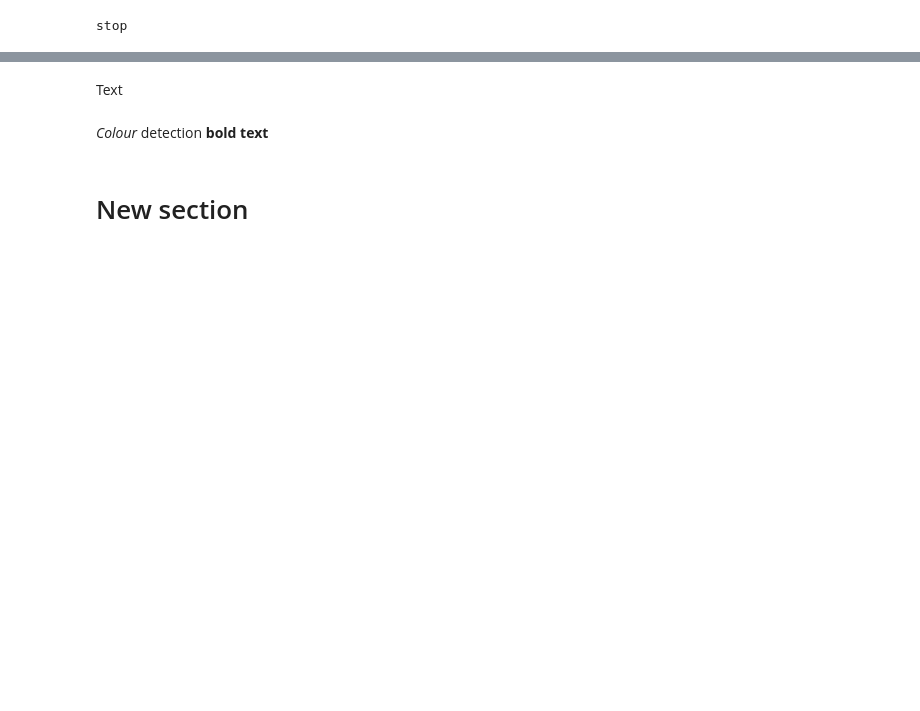
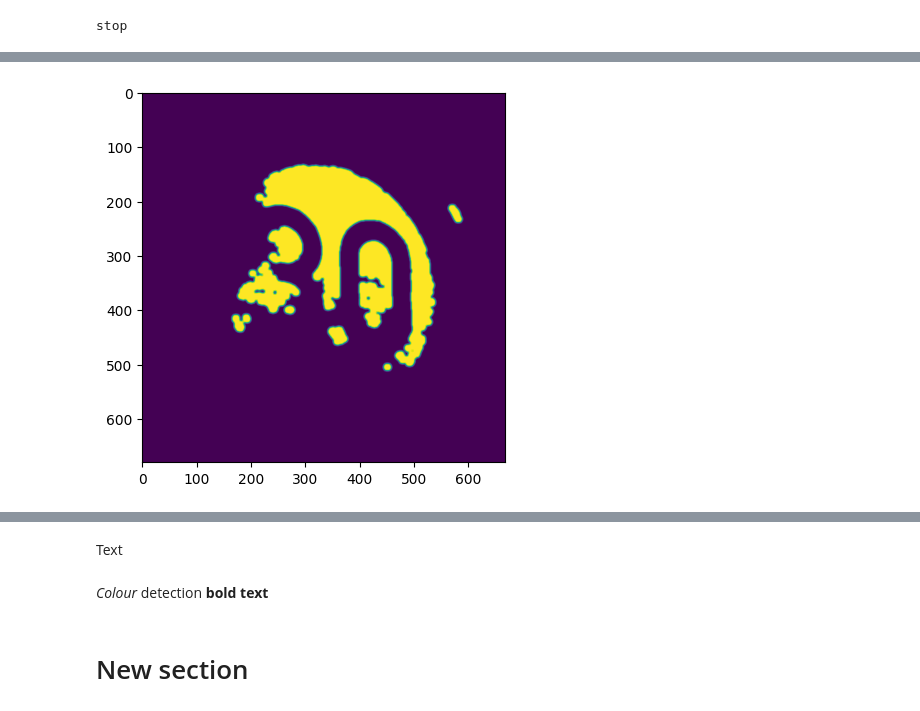
Before and after one commit to Chaghazardi/Traffic-Sign-Detection-using-ILP, a Jupyter notebook: OpenCv/STOP.ipynb, the cells around one changed output, grey strips where cells are left out. Saved outputs shown, nothing was run; the diff lists cells and outputs as text; code cells hidden in the pictures; blank space fills up the shorter version.

```diff
--- a/OpenCv/STOP.ipynb
+++ b/OpenCv/STOP.ipynb
@@ -396,20 +425,27 @@ def getcolormask(color, image):
         #lower_bound = np.array([108,50,38])
         #upper_bound = np.array([120,255,255])
         lower_bound = np.array([100,150,0])
-        upper_bound = np.array([140,255,255])
+        upper_bound = np.array([130,255,255])
         mask = cv2.inRange(get_hsv(image), lower_bound, upper_bound)
 
 
 
 
     elif color == 'black':
-        lower_bound = np.array([0, 0, 0])
+#         lower_bound = np.array([0, 0, 0])
+#         upper_bound = np.array([[180, 255, 40]])
+        lower_bound = np.array([110,50,50])
         upper_bound = np.array([[180, 255, 40]])
         mask = cv2.inRange(get_hsv(image), lower_bound, upper_bound)
 
     elif color == 'white':
         lower_bound = np.array([0,0,168])
         upper_bound = np.array([172,111,255])
+#         lower_bound = np.array([0,0,200])
+#         upper_bound = np.array([180,30,255])
+
+
+
         #lower_bound = np.array([0, 0, 10])
         #upper_bound = np.array([255, 120, 255])
         mask = cv2.inRange(get_hsv(image), lower_bound, upper_bound)
@@ -1063,0 +1196,70 @@ CUDA not available - defaulting to CPU. Note: This module is much faster with a
+# %%
+path = "Train_5/Training/N12.jpeg"
+img = cv2.imread(path)
+img = remove_bg(img)
+image = cv2.cvtColor(np.array(img), cv2.COLOR_BGRA2BGR)
+image = cv2.bilateralFilter(image, 5, 175, 175)
+
+colors_present = get_color(image)
+#image = cv2.resize(image, None, fx = 0.5, fy = 0.5)
+
+
+mask = getcolormask('white' , image)
+
+#image1 = remove_noise(image)
+##image2 =remove_noise_(image)
+#image3 =remove_noise_T(image)
+#image4 =remove_noise_Threshold(image)
+#image5 =remove_noise_Text(image)
+#image6 =remove_noise2(image)
+#image7 =thresholding(image)
+#image8 =dilate(image)
+#image9 =erode(image)
+#image10 =opening(image)
+#image11 =gradient(image)
+#image12 =canny(image)
+#image13 =deskew(image)
+
+
+#image14 =post_process_(mask)
+
+
+
+#ret, thresh_img = cv2.threshold(img, 50, 255, cv2.THRESH_BINARY_INV)
+#gray = cv2.cvtColor(img, cv2.COLOR_BGR2GRAY)
+
+#ret,thresh_im = cv2.threshold(image14, 0, 255, cv2.THRESH_BINARY_INV|cv2.THRESH_OTSU)
+#kernel = cv2.getStructuringElement(cv2.MORPH_RECT, (24,28))
+#morph_img = cv2.morphologyEx(thresh_img, cv2.MORPH_CLOSE, kernel)
+
+#im_gs = cv2.fastNlMeansDenoising(morph_img, h=10)
+#dst   = cv2.fastNlMeansDenoisingColored(image,None,10,10,7,21)
+#dst1   = cv2.fastNlMeansDenoisingMulti(image, 2, 5, None, 4, 7, 35)
+#fastNlMeansDenoising(InputArray src, OutputArray dst, float h=3, int templateWindowSize=7, int searchWindowSize=21 )
+
+
+#kernel = np.ones((1,1),np.uint8)
+#erosion = cv2.erode(thresh_img,kernel,iterations = 1)
+
+#output = cv2.bitwise_and(img, img, mask = mask)
+
+#mask = cv2.medianBlur(image,5)
+#result = recognize_text(remove_noise_T(mask))
+#print(result)
+#plt.imshow(remove_noise_T(mask))
+
+#gray = cv2.cvtColor(image, cv2.COLOR_BGR2GRAY)
+#thresh = cv2.threshold(mask, 0, 255, cv2.THRESH_BINARY_INV + cv2.THRESH_OTSU)[1]
+#kernel = cv2.getStructuringElement(cv2.MORPH_RECT, (10,10))
+#opening = 255 - cv2.morphologyEx(thresh, cv2.MORPH_CLOSE, kernel, iterations=1)
+
+#contours, hierarchy = cv2.findContours(opening, cv2.RETR_CCOMP, cv2.CHAIN_APPROX_NONE)
+#cv2.drawContours(opening, contours,  -1, (0,255,0), 10)
+#Image_f = mask
+plt.imshow( mask)
+plt.savefig('Train_10/whitemask.png')
+#result1 = recognize_text(remove_noise_T(img))
+result1 = recognize_text(Image_f)
+
+print(result1)
+# %% [output]
@@ -1063,0 +1267 @@ CUDA not available - defaulting to CPU. Note: This module is much faster with a
+[figure, added]
```
Also changed, not shown: parts of 14 cells of this notebook.
